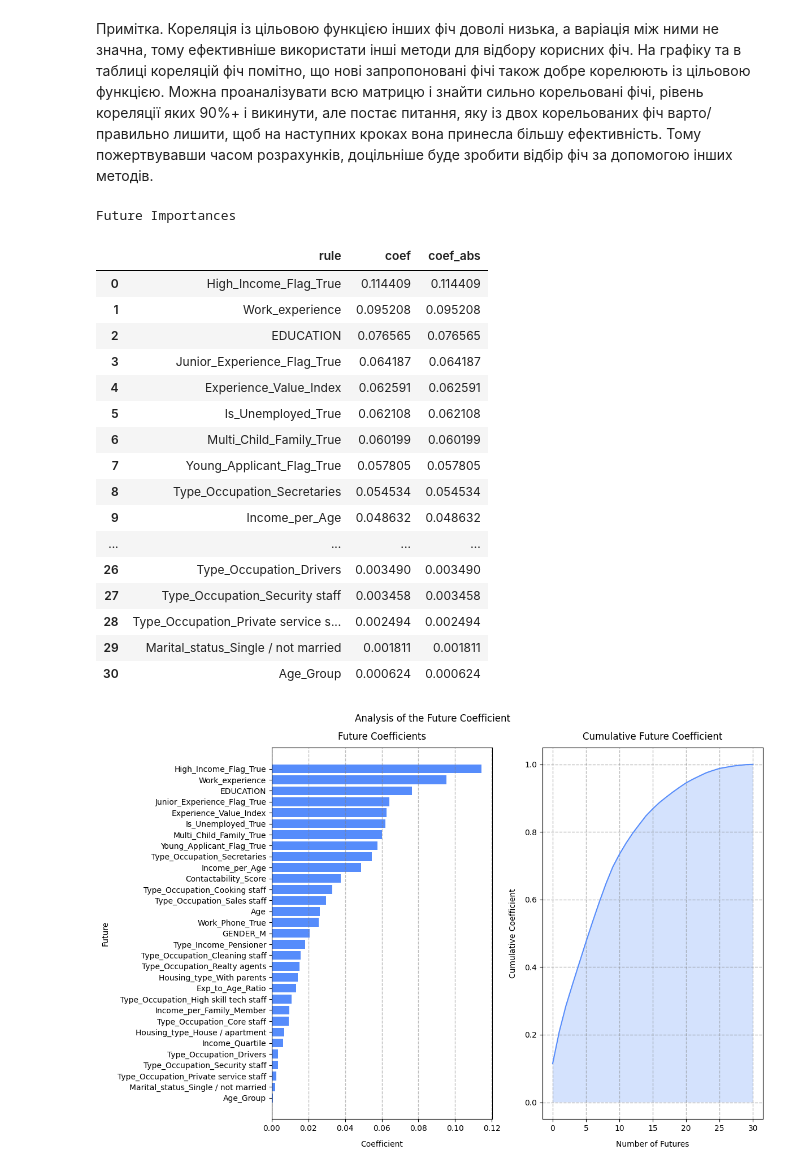
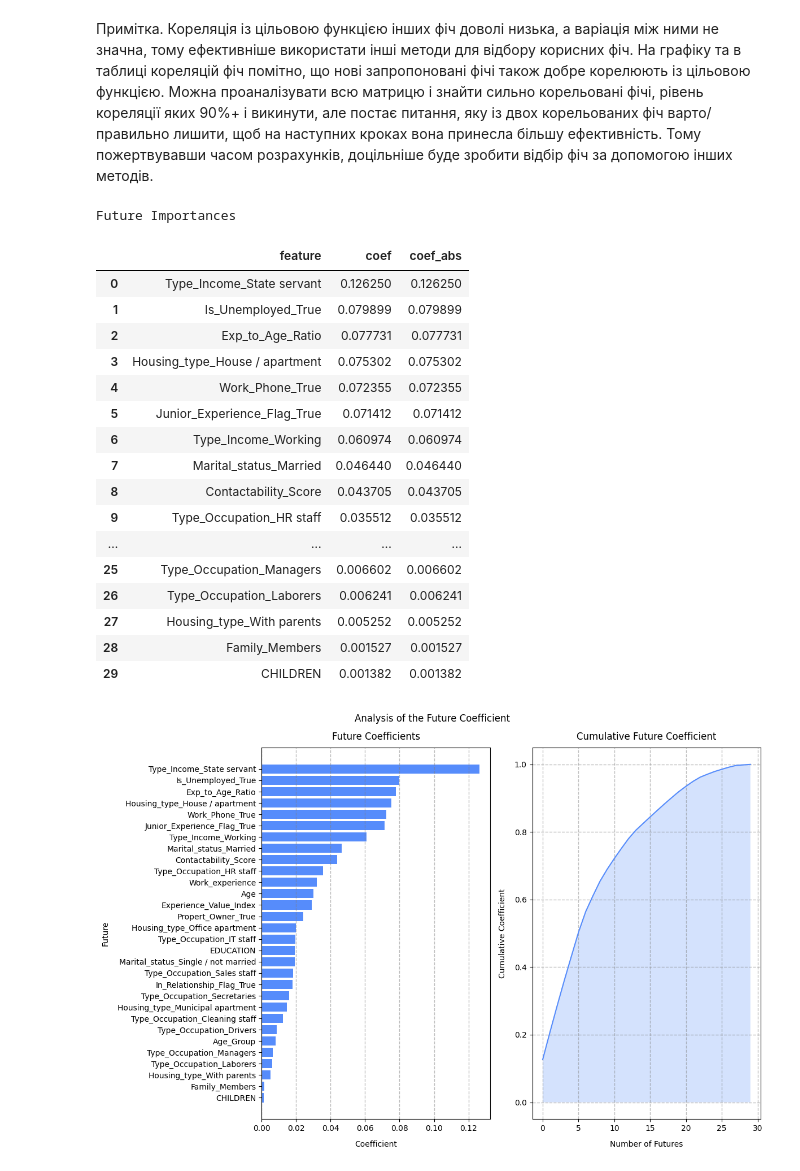
Before and after one commit to BogdanPinchuk/DataScience-PBY_HW20_Course_Project, a Jupyter notebook: Bohdan_Pinchuk_DS_HW20.ipynb, the cells around one changed output. Drawn from its saved outputs; the diff is of its cells as text; code cells hidden in the pictures.

```diff
--- a/Bohdan_Pinchuk_DS_HW20.ipynb
+++ b/Bohdan_Pinchuk_DS_HW20.ipynb
@@ -1836,7 +1837,7 @@ from sklearn.feature_selection import mutual_info_classif
 rng_seed = 42
 
 # Solution
-mi = mutual_info_classif(X_data, Y_data, random_state=rng_seed)
+mi = mutual_info_classif(X_data, Y_data, n_neighbors=20, random_state=rng_seed)
 mi_scores = pd.Series(mi, index=X_data.columns).sort_values(ascending=False)
 mi_scores = mi_scores.loc[(mi_scores > 0).values]
 
@@ -1847,30 +1848,30 @@ feature_importances = scores / scores_abs.sum()
 feature_importances_abs = scores_abs / scores_abs.sum()
 feature_importances_cum = np.cumsum(feature_importances_abs)
 
-importances_df = (pd.DataFrame({"rule": features, "coef": feature_importances, "coef_abs": feature_importances_abs}).
+importances_df = (pd.DataFrame({"feature": features, "coef": feature_importances, "coef_abs": feature_importances_abs}).
                   sort_values(by="coef_abs", ascending=False, ignore_index=True))
 
 # Print results
 display(importances_df.style.set_caption("Future Importances"))
 # %% [output]
 Future Importances
-|  | rule | coef | coef_abs |
-| 0 | High_Income_Flag_True | 0.114409 | 0.114409 |
-| 1 | Work_experience | 0.095208 | 0.095208 |
-| 2 | EDUCATION | 0.076565 | 0.076565 |
-| 3 | Junior_Experience_Flag_True | 0.064187 | 0.064187 |
-| 4 | Experience_Value_Index | 0.062591 | 0.062591 |
-| 5 | Is_Unemployed_True | 0.062108 | 0.062108 |
-| 6 | Multi_Child_Family_True | 0.060199 | 0.060199 |
-| 7 | Young_Applicant_Flag_True | 0.057805 | 0.057805 |
-| 8 | Type_Occupation_Secretaries | 0.054534 | 0.054534 |
-| 9 | Income_per_Age | 0.048632 | 0.048632 |
+|  | feature | coef | coef_abs |
+| 0 | Type_Income_State servant | 0.126250 | 0.126250 |
+| 1 | Is_Unemployed_True | 0.079899 | 0.079899 |
+| 2 | Exp_to_Age_Ratio | 0.077731 | 0.077731 |
+| 3 | Housing_type_House / apartment | 0.075302 | 0.075302 |
+| 4 | Work_Phone_True | 0.072355 | 0.072355 |
+| 5 | Junior_Experience_Flag_True | 0.071412 | 0.071412 |
+| 6 | Type_Income_Working | 0.060974 | 0.060974 |
+| 7 | Marital_status_Married | 0.046440 | 0.046440 |
+| 8 | Contactability_Score | 0.043705 | 0.043705 |
+| 9 | Type_Occupation_HR staff | 0.035512 | 0.035512 |
 | ... | ... | ... | ... |
-| 26 | Type_Occupation_Drivers | 0.003490 | 0.003490 |
-| 27 | Type_Occupation_Security staff | 0.003458 | 0.003458 |
-| 28 | Type_Occupation_Private service s... | 0.002494 | 0.002494 |
-| 29 | Marital_status_Single / not married | 0.001811 | 0.001811 |
-| 30 | Age_Group | 0.000624 | 0.000624 |
+| 25 | Type_Occupation_Managers | 0.006602 | 0.006602 |
+| 26 | Type_Occupation_Laborers | 0.006241 | 0.006241 |
+| 27 | Housing_type_With parents | 0.005252 | 0.005252 |
+| 28 | Family_Members | 0.001527 | 0.001527 |
+| 29 | CHILDREN | 0.001382 | 0.001382 |
 # %%
 # Graphic results
 
@@ -1880,32 +1881,32 @@ import matplotlib.pyplot as plt
 # Input data
 x_axis = np.arange(len(feature_importances_cum))
 
 # Solution
 _, axes = plt.subplots(1, 2, figsize=(12, 8))
 
 ax = axes[0]
-ax.barh(importances_df["rule"], importances_df["coef"])
+ax.barh(importances_df["feature"], importances_df["coef"])
 ax.invert_yaxis()
 ax.grid(axis='x', visible=True, which='major', ls='--', linewidth=1.0, color='tab:gray')
 # ax.minorticks_on()
 # ax.grid(axis='both', visible=True, which='minor', ls=':', linewidth=0.5, color='tab:green')
 ax.set_title("Future Coefficients", pad=10, loc='center', color='black')
 ax.set_xlabel("Coefficient", labelpad=10, loc='center', color='black')
 ax.set_ylabel("Future", labelpad=10, loc='center', color='black')
 
 ax = axes[1]
 ax.plot(x_axis, feature_importances_cum)
 ax.fill_between(x_axis, feature_importances_cum, alpha=0.25)
 ax.grid(axis='both', visible=True, which='major', ls='--', linewidth=1.0, color='tab:gray')
 # ax.minorticks_on()
 # ax.grid(axis='both', visible=True, which='minor', ls=':', linewidth=0.5, color='tab:green')
 ax.set_title("Cumulative Future Coefficient", pad=10, loc='center', color='black')
 ax.set_xlabel("Number of Futures", labelpad=10, loc='center', color='black')
 ax.set_ylabel("Cumulative Coefficient", labelpad=10, loc='center', color='black')
 
 plt.suptitle(f"Analysis of the Future Coefficient")
 
 plt.tight_layout()
 plt.show()
 # %% [output]
-[figure, old version]
+[figure, new version]
```
Also changed, not shown: parts of 3 cells of this notebook, 1 other file.
